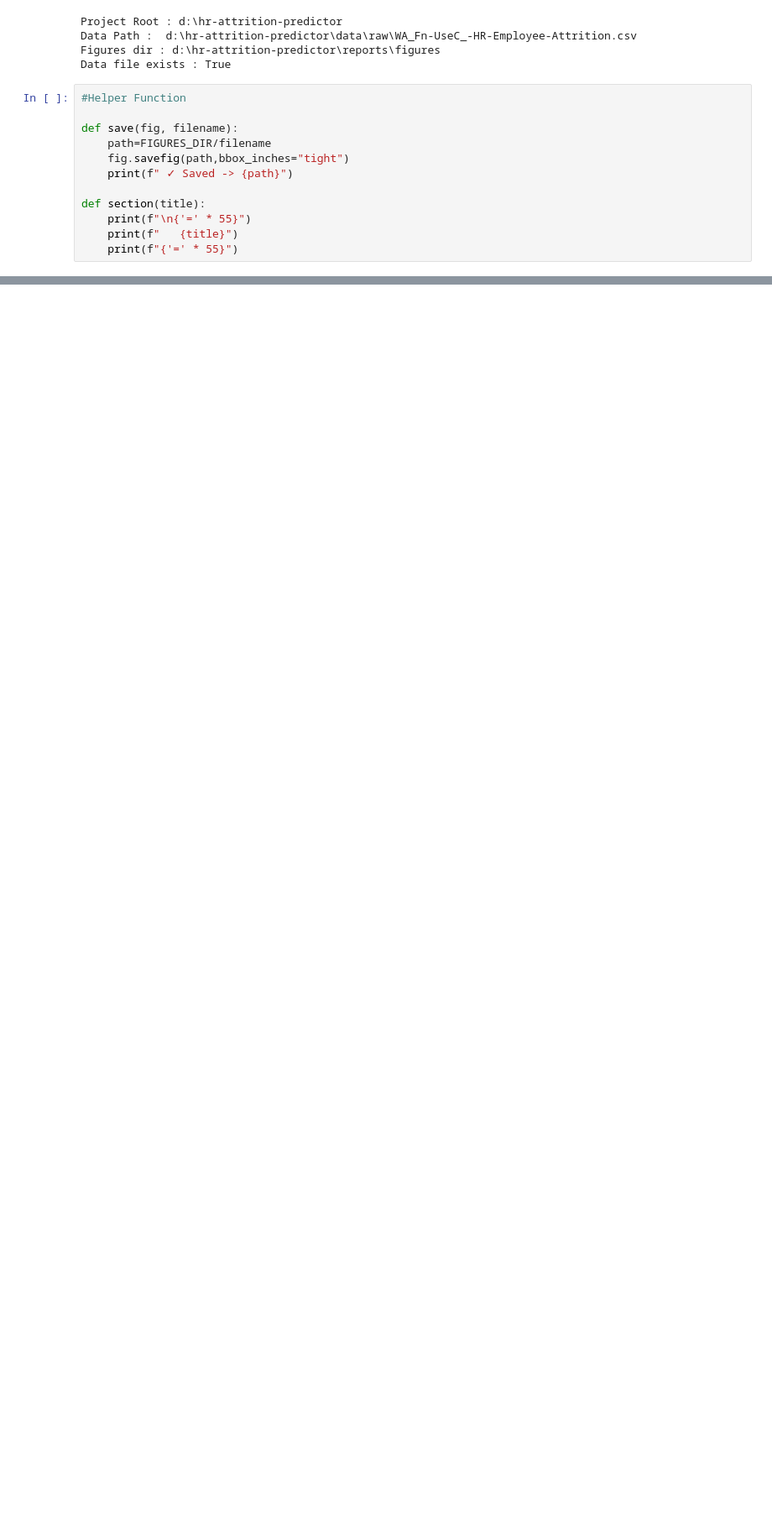
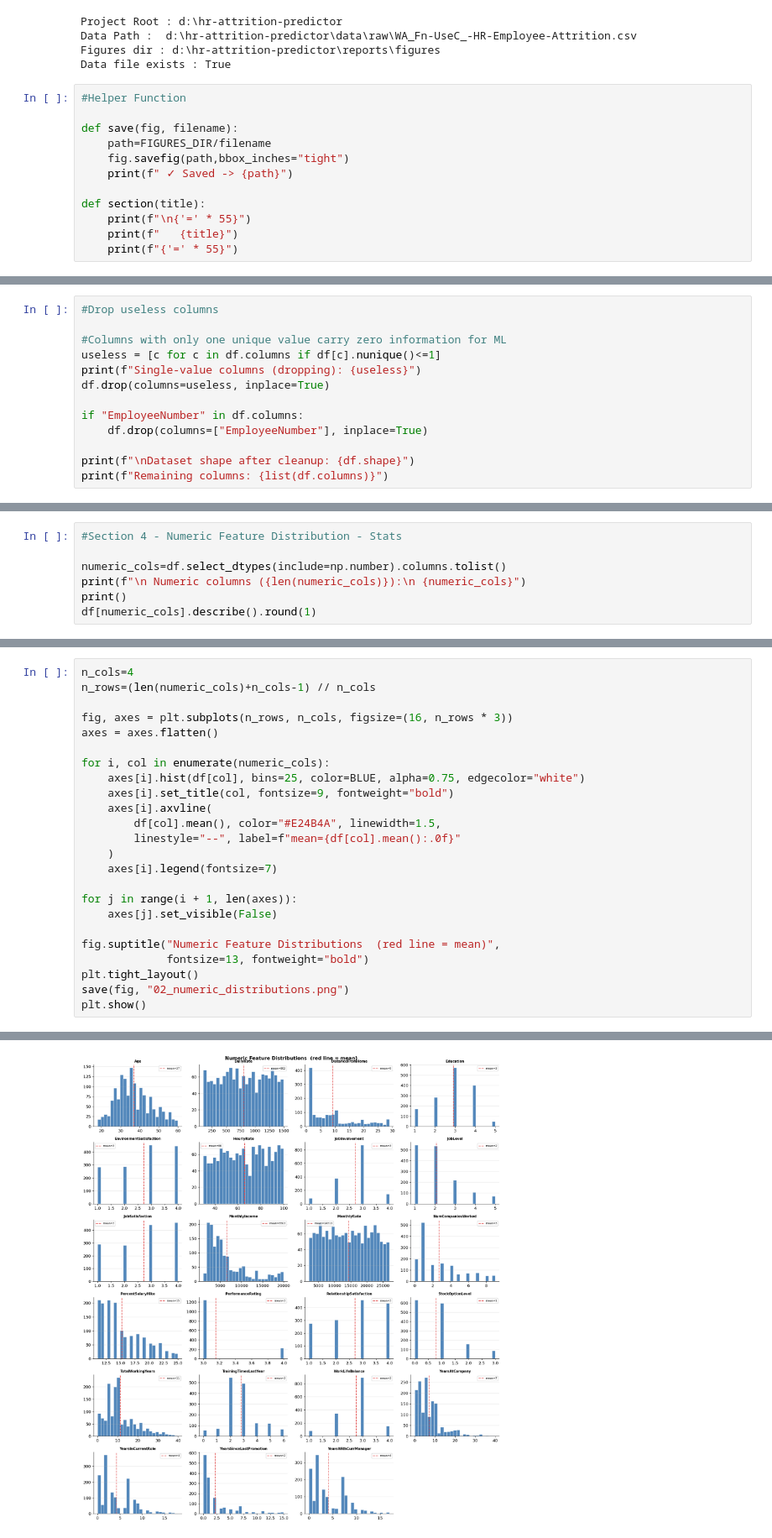
Before and after one commit to bhattacharyaArnab03/hr-attrition-predictor, a Jupyter notebook: notebooks/week1_eda.ipynb, the cells around one changed output, grey strips where cells are left out. Shown at 84% size. Saved outputs shown, nothing was run; the diff lists cells and outputs as text; blank space fills up the shorter version.

```diff
--- a/notebooks/week1_eda.ipynb
+++ b/notebooks/week1_eda.ipynb
@@ -74,0 +125,13 @@ print(f"Path: {p}")
+# %%
+#Drop useless columns
+
+#Columns with only one unique value carry zero information for ML
+useless = [c for c in df.columns if df[c].nunique()<=1]
+print(f"Single-value columns (dropping): {useless}")
+df.drop(columns=useless, inplace=True)
+
+if "EmployeeNumber" in df.columns:
+    df.drop(columns=["EmployeeNumber"], inplace=True)
+
+print(f"\nDataset shape after cleanup: {df.shape}")
+print(f"Remaining columns: {list(df.columns)}")
@@ -74,0 +219,7 @@ print(f"Path: {p}")
+# %%
+#Section 4 - Numeric Feature Distribution - Stats
+
+numeric_cols=df.select_dtypes(include=np.number).columns.tolist()
+print(f"\n Numeric columns ({len(numeric_cols)}):\n {numeric_cols}")
+print()
+df[numeric_cols].describe().round(1)
@@ -74,0 +239,25 @@ print(f"Path: {p}")
+# %%
+n_cols=4
+n_rows=(len(numeric_cols)+n_cols-1) // n_cols
+
+fig, axes = plt.subplots(n_rows, n_cols, figsize=(16, n_rows * 3))
+axes = axes.flatten()
+
+for i, col in enumerate(numeric_cols):
+    axes[i].hist(df[col], bins=25, color=BLUE, alpha=0.75, edgecolor="white")
+    axes[i].set_title(col, fontsize=9, fontweight="bold")
+    axes[i].axvline(
+        df[col].mean(), color="#E24B4A", linewidth=1.5,
+        linestyle="--", label=f"mean={df[col].mean():.0f}"
+    )
+    axes[i].legend(fontsize=7)
+
+for j in range(i + 1, len(axes)):
+    axes[j].set_visible(False)
+
+fig.suptitle("Numeric Feature Distributions  (red line = mean)",
+             fontsize=13, fontweight="bold")
+plt.tight_layout()
+save(fig, "02_numeric_distributions.png")
+plt.show()
+# %% [output]
@@ -74,0 +265 @@ print(f"Path: {p}")
+[figure, added]
```
Also changed, not shown: parts of 21 cells of this notebook, 8 other files.
